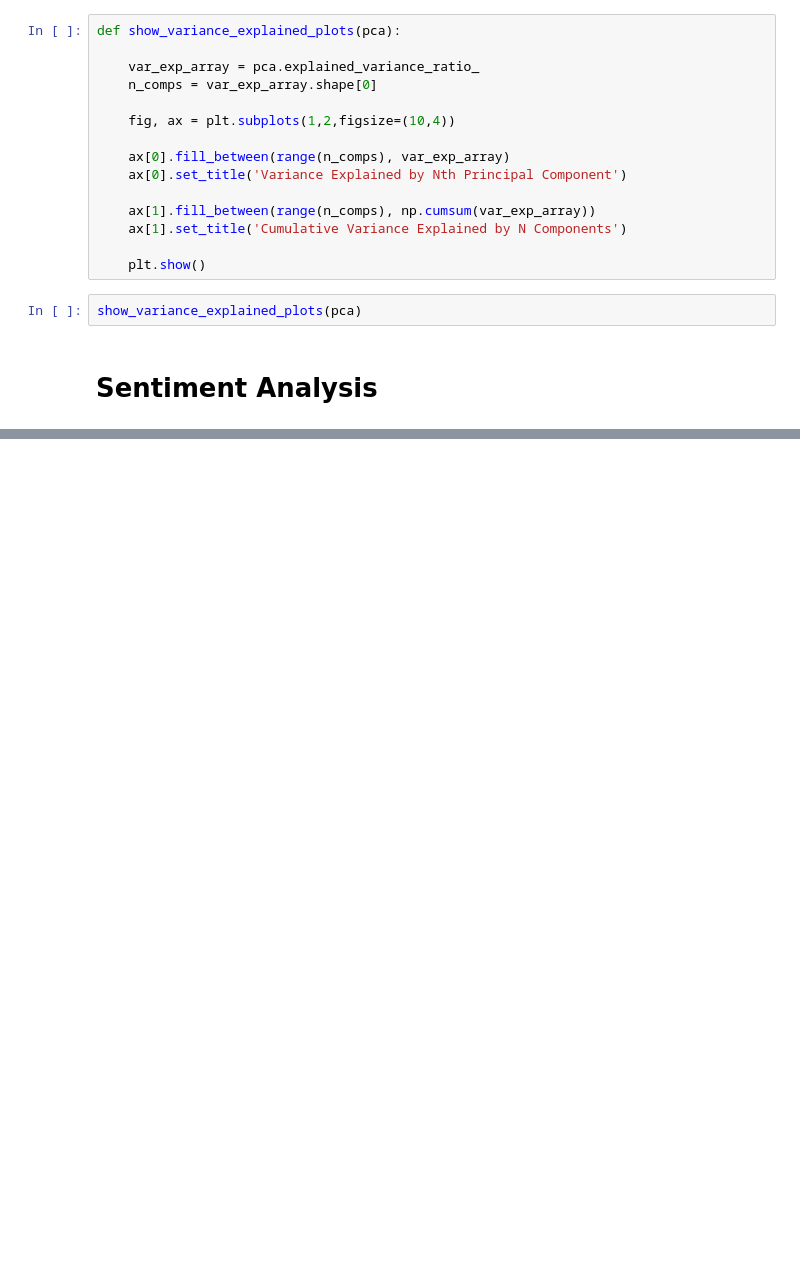
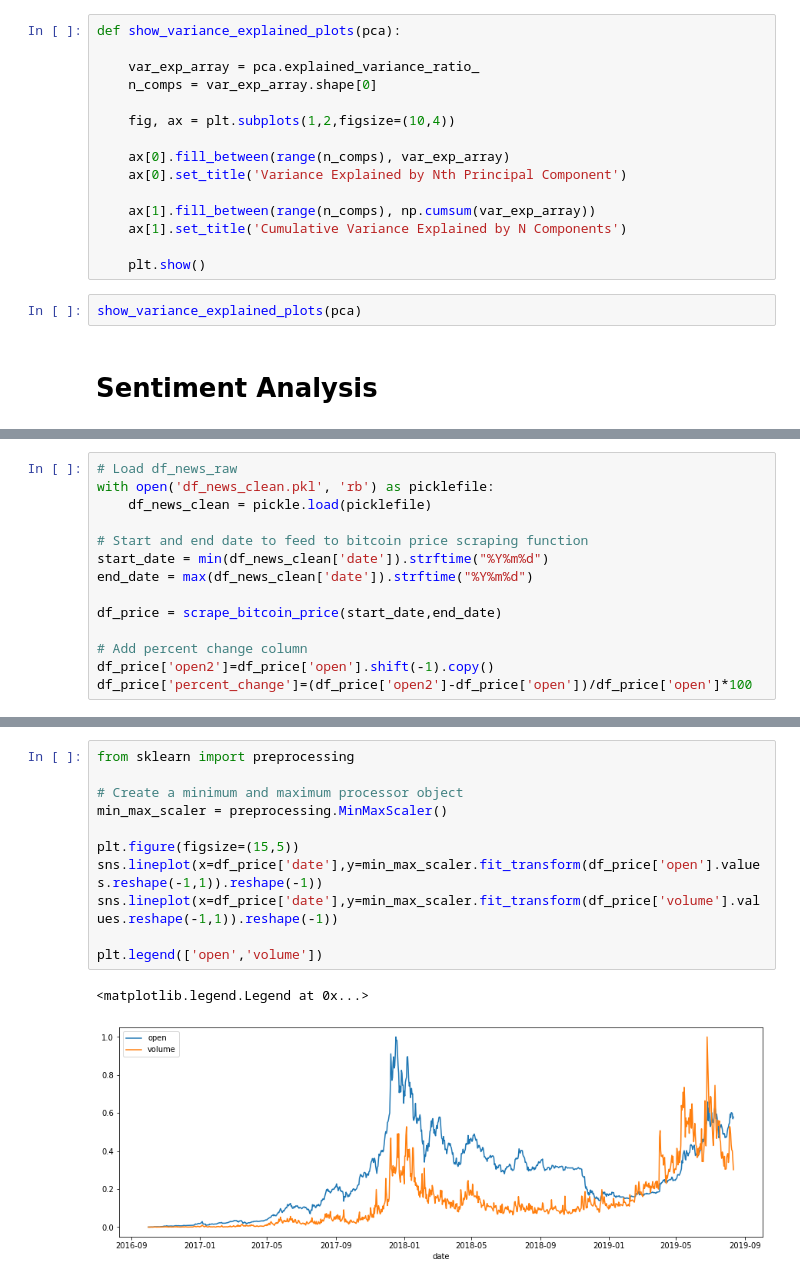
Before and after one commit to silvernine209/nlp_bitcoin_trading, a Jupyter notebook: bitcoin_trader_v2.ipynb, the cells around one changed output, grey strips where cells are left out. Drawn from its saved outputs; the diff is of its cells as text; blank space fills up the shorter version.

```diff
--- a/bitcoin_trader_v2.ipynb
+++ b/bitcoin_trader_v2.ipynb
@@ -728,0 +757,14 @@ Successfully installed vaderSentiment-3.2.1
+# %%
+# Load df_news_raw
+with open('df_news_clean.pkl', 'rb') as picklefile:
+    df_news_clean = pickle.load(picklefile)
+
+# Start and end date to feed to bitcoin price scraping function
+start_date = min(df_news_clean['date']).strftime("%Y%m%d")
+end_date = max(df_news_clean['date']).strftime("%Y%m%d")
+
+df_price = scrape_bitcoin_price(start_date,end_date)
+
+# Add percent change column
+df_price['open2']=df_price['open'].shift(-1).copy()
+df_price['percent_change']=(df_price['open2']-df_price['open'])/df_price['open']*100
@@ -760,0 +841,14 @@ df_news_clean = pd.concat([df_news_clean,df_sentiment],axis=1)
+# %%
+from sklearn import preprocessing
+
+# Create a minimum and maximum processor object
+min_max_scaler = preprocessing.MinMaxScaler()
+
+plt.figure(figsize=(15,5))
+sns.lineplot(x=df_price['date'],y=min_max_scaler.fit_transform(df_price['open'].values.reshape(-1,1)).reshape(-1))
+sns.lineplot(x=df_price['date'],y=min_max_scaler.fit_transform(df_price['volume'].values.reshape(-1,1)).reshape(-1))
+
+plt.legend(['open','volume'])
+# %% [output]
+<matplotlib.legend.Legend at 0x...>
+[figure, added]
```
Also changed, not shown: parts of 27 cells of this notebook.
